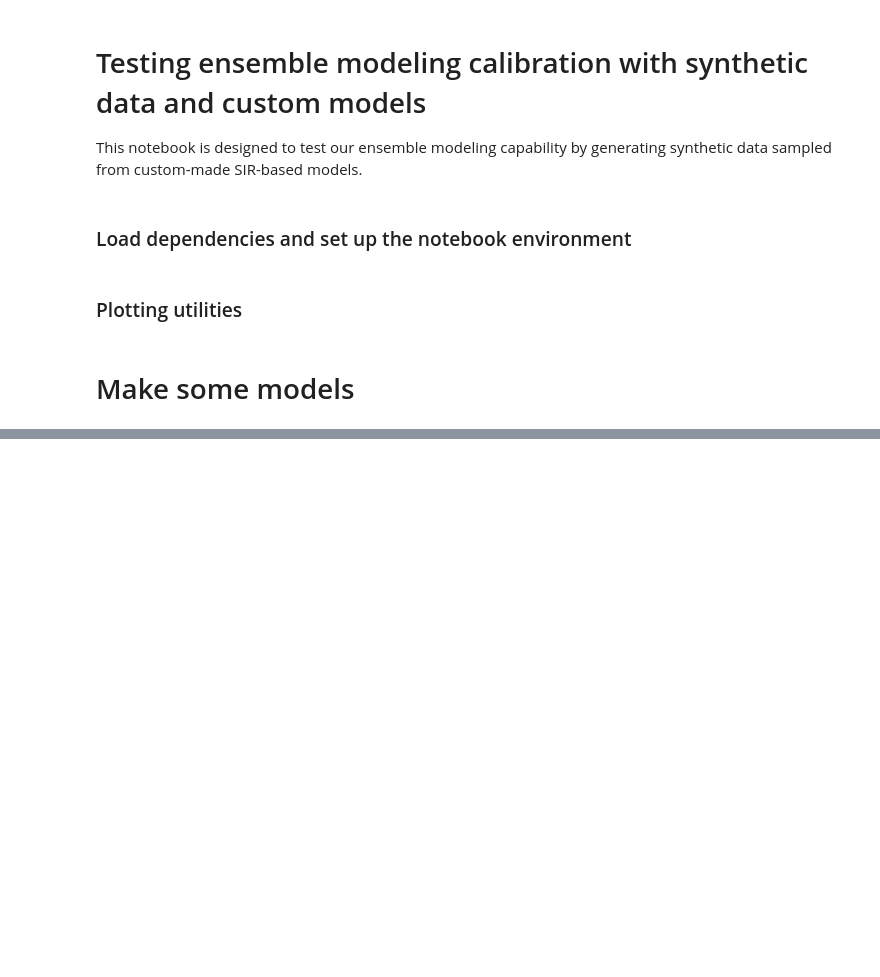
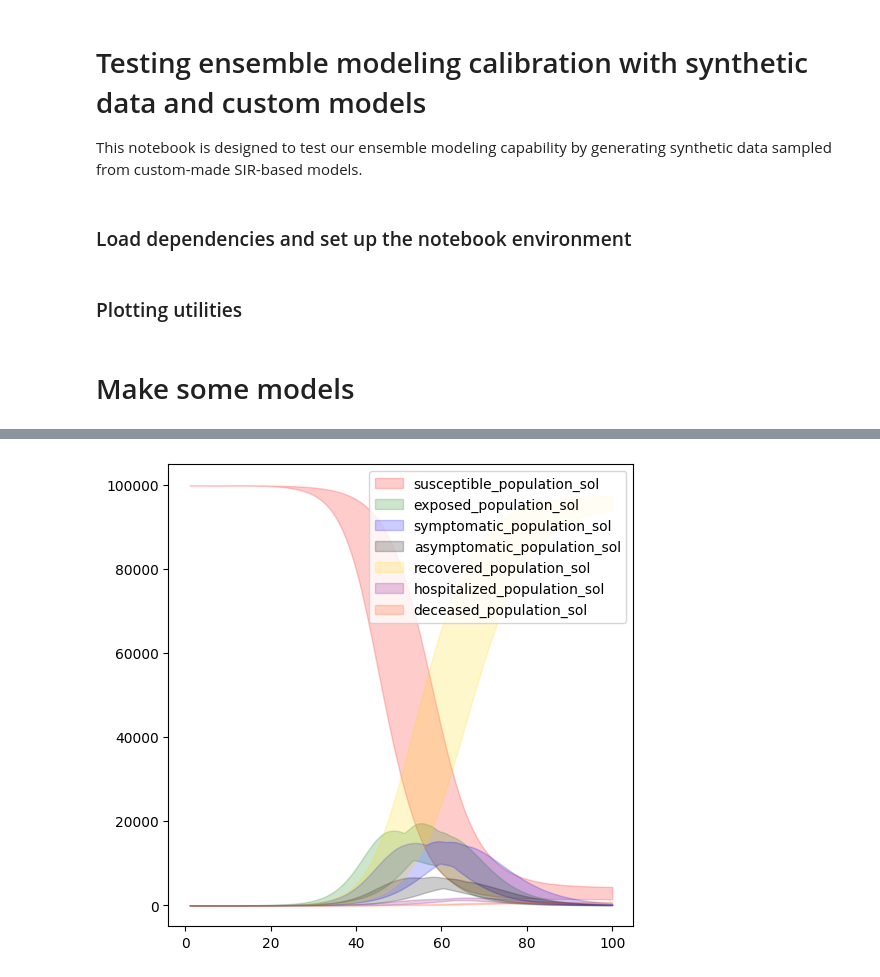
Before and after one commit to liunelson/pyciemss, a Jupyter notebook: notebook/april_ensemble/synthetic_data_with_custom_models.ipynb, the cells around one changed output, grey strips where cells are left out. Drawn from its saved outputs; the diff is of its cells as text; code cells hidden in the pictures; blank space fills up the shorter version.

```diff
--- a/notebook/april_ensemble/synthetic_data_with_custom_models.ipynb
+++ b/notebook/april_ensemble/synthetic_data_with_custom_models.ipynb
@@ -206,0 +298,18 @@ solution
+# %%
+full_tspan = get_tspan(1, 100, 1000)
+SEIARHD_raw  = SEIARHD(N=100000.0, beta=0.55, delta=1.5, alpha=4, pS=0.7, gamma=0.2, hosp=0.1, los=7, dh=0.1, dnh=0.001)
+SEIARHD_model = setup_model_petri(SEIARHD_raw, start_time=0, start_state=dict(susceptible_population=99999.0,
+                                                                  exposed_population=0.0,
+                                                                  symptomatic_population=1.0,
+                                                                  asymptomatic_population=0.0,
+                                                                  recovered_population=0.0,
+                                                                  hospitalized_population=0.0,
+                                                                  deceased_population=0.0))
+
+model2_solution   = sample_petri(SEIARHD_model, full_tspan, 10)
+
+num_params = 9
+plot_trajectories(model2_solution, full_tspan, num_params)
+plt.show()
+# %% [output]
+[figure, added]
```
Also changed, not shown: parts of 28 cells of this notebook.
